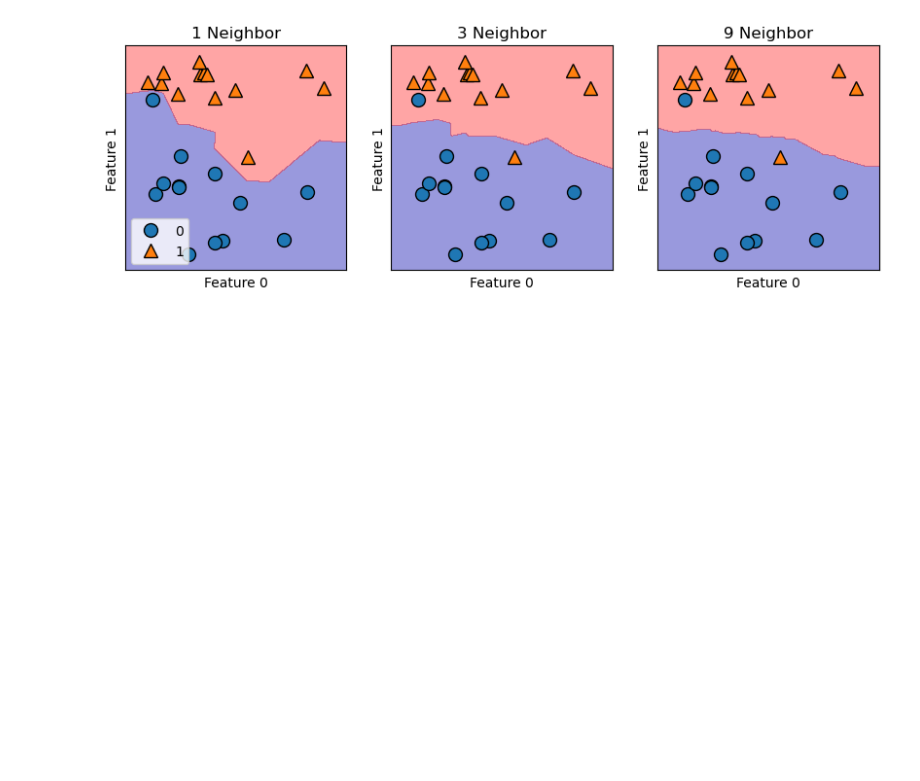
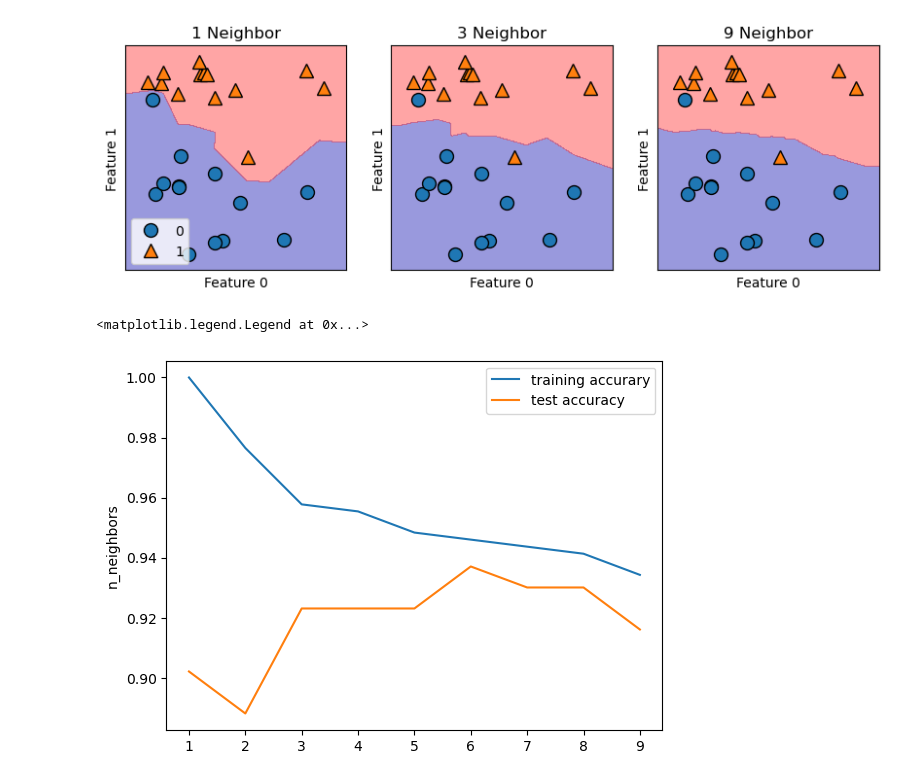
Before and after one commit to sbs24013/CCT, a Jupyter notebook: 파이썬 라이브러리를 활용한 머신러닝/02 지도학습.ipynb, the cells around one changed output. Saved outputs shown, nothing was run; the diff lists cells and outputs as text; code cells hidden in the pictures; blank space fills up the shorter version.

```diff
--- a/파이썬 라이브러리를 활용한 머신러닝/02 지도학습.ipynb
+++ b/파이썬 라이브러리를 활용한 머신러닝/02 지도학습.ipynb
@@ -173,0 +172,37 @@ axes[0].legend(loc=3)
+# %%
+# 유방암 데이터셋을 사용하여 모델의 복잡도와 일반화 사이의 관계를 입증
+
+from sklearn.model_selection import train_test_split
+from sklearn.datasets import load_breast_cancer
+from sklearn.neighbors import KNeighborsClassifier
+import matplotlib.pyplot as plt
+
+cancer = load_breast_cancer()
+X_train, X_test, y_train, y_test = train_test_split(cancer.data, cancer.target, stratify=cancer.target, random_state=66)
+# stratify: 기존 데이터를 나누는 것에 그치는 게 아니라, 클래스 분포 비율까지 맞춰준다
+# Stratified sampling: 훈련데이터를 나눌 때 무작위로 샘플링을 하되, 클래스 비율이 train, test 세트에도 동일하게 유지되는 것을 보장한다
+# https://hyjykelly.tistory.com/44
+
+training_accurary = []
+test_accuracy = []
+
+# 1 에서 10 까지 n_neighbors 를 적용
+neighbors_settings = range(1, 10)
+
+for n_neighbors in neighbors_settings:
+  # 모델 생성
+  clf = KNeighborsClassifier(n_neighbors=n_neighbors)
+  clf.fit(X_train, y_train)
+  # 훈련 세트 정확도 저장
+  training_accurary.append(clf.score(X_train, y_train))
+  # 일반화 정확도 저장
+  test_accuracy.append(clf.score(X_test, y_test))
+
+plt.plot(neighbors_settings, training_accurary, label="training accurary")
+plt.plot(neighbors_settings, test_accuracy, label="test accuracy")
+plt.ylabel("Accurary")
+plt.ylabel("n_neighbors")
+plt.legend()
+# %% [output]
+<matplotlib.legend.Legend at 0x...>
+[figure, added]
```
Also changed, not shown: parts of 5 cells of this notebook, 5 other files.
